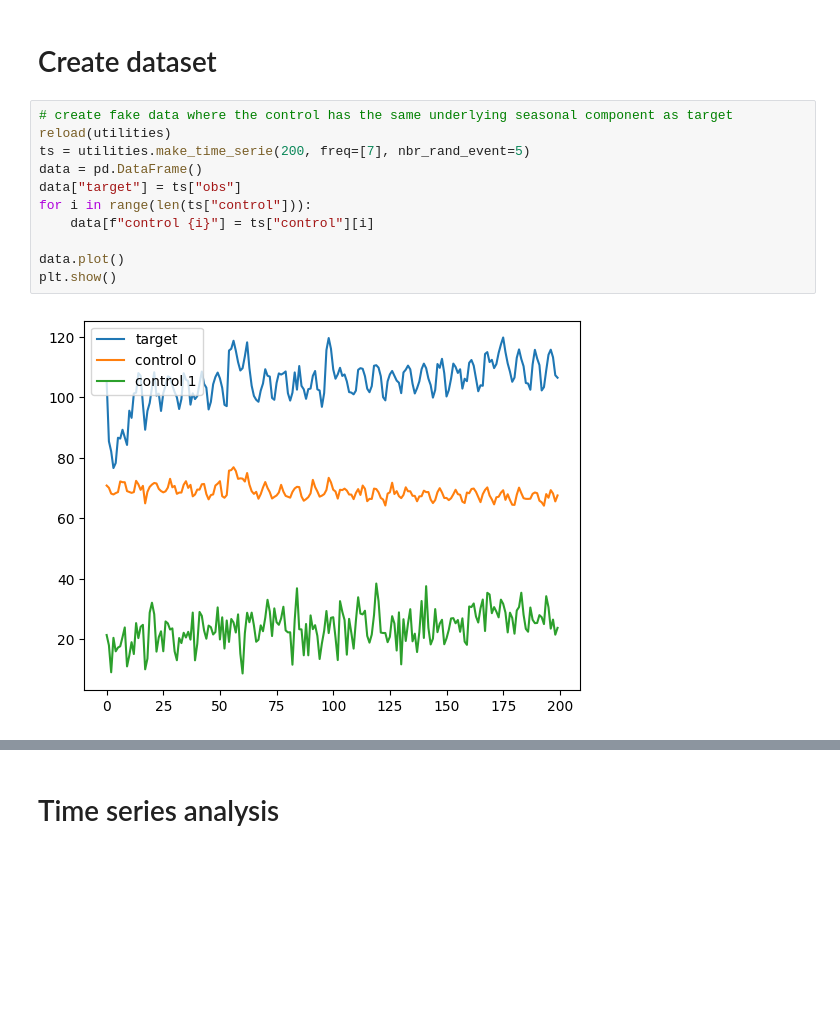
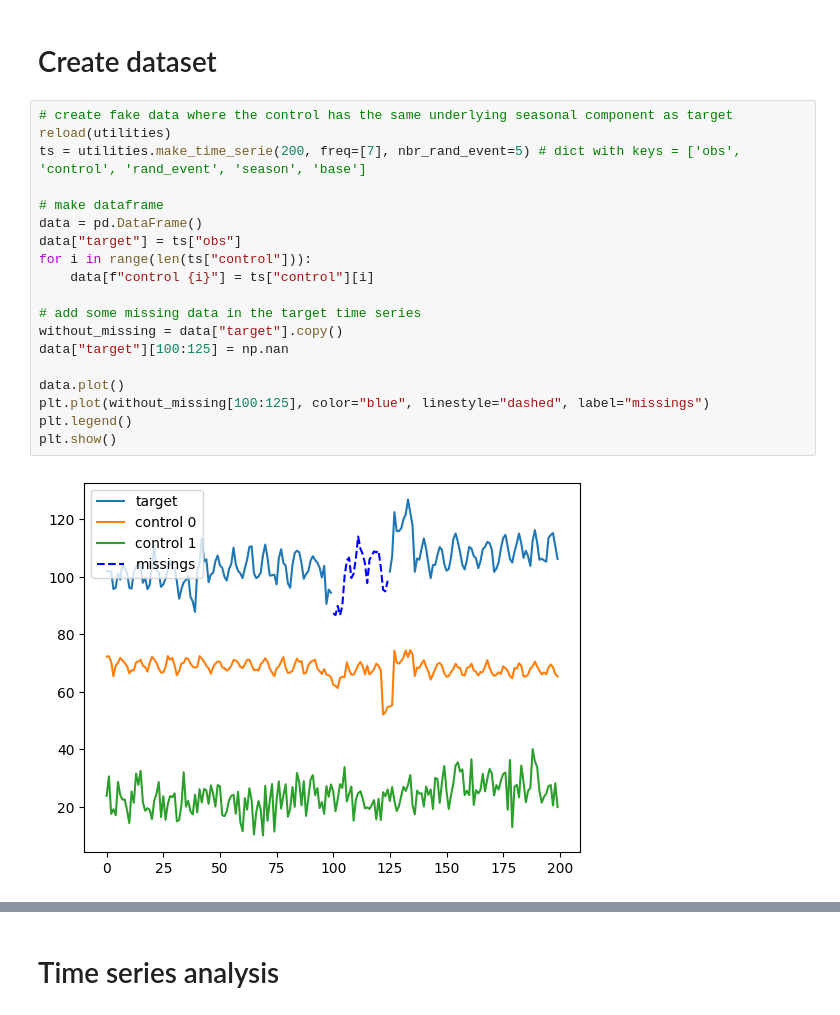
Before and after one commit to MilaimKas/Time_series_impact, a Jupyter notebook: example_usage.ipynb, the cells around one changed output, grey strips where cells are left out. Drawn from its saved outputs; the diff is of its cells as text; blank space fills up the shorter version.

```diff
--- a/example_usage.ipynb
+++ b/example_usage.ipynb
@@ -14,13 +24,21 @@ warnings.simplefilter(action='ignore', category=FutureWarning)
 # %%
 # create fake data where the control has the same underlying seasonal component as target
 reload(utilities)
-ts = utilities.make_time_serie(200, freq=[7], nbr_rand_event=5)
+ts = utilities.make_time_serie(200, freq=[7], nbr_rand_event=5) # dict with keys = ['obs', 'control', 'rand_event', 'season', 'base']
+
+# make dataframe
 data = pd.DataFrame()
 data["target"] = ts["obs"]
 for i in range(len(ts["control"])):
     data[f"control {i}"] = ts["control"][i]
 
+# add some missing data in the target time series
+without_missing = data["target"].copy()
+data["target"][100:125] = np.nan
+
 data.plot()
+plt.plot(without_missing[100:125], color="blue", linestyle="dashed", label="missings")
+plt.legend()
 plt.show()
 # %% [output]
-[figure, old version]
+[figure, new version]
```
Also changed, not shown: parts of 11 cells of this notebook.
